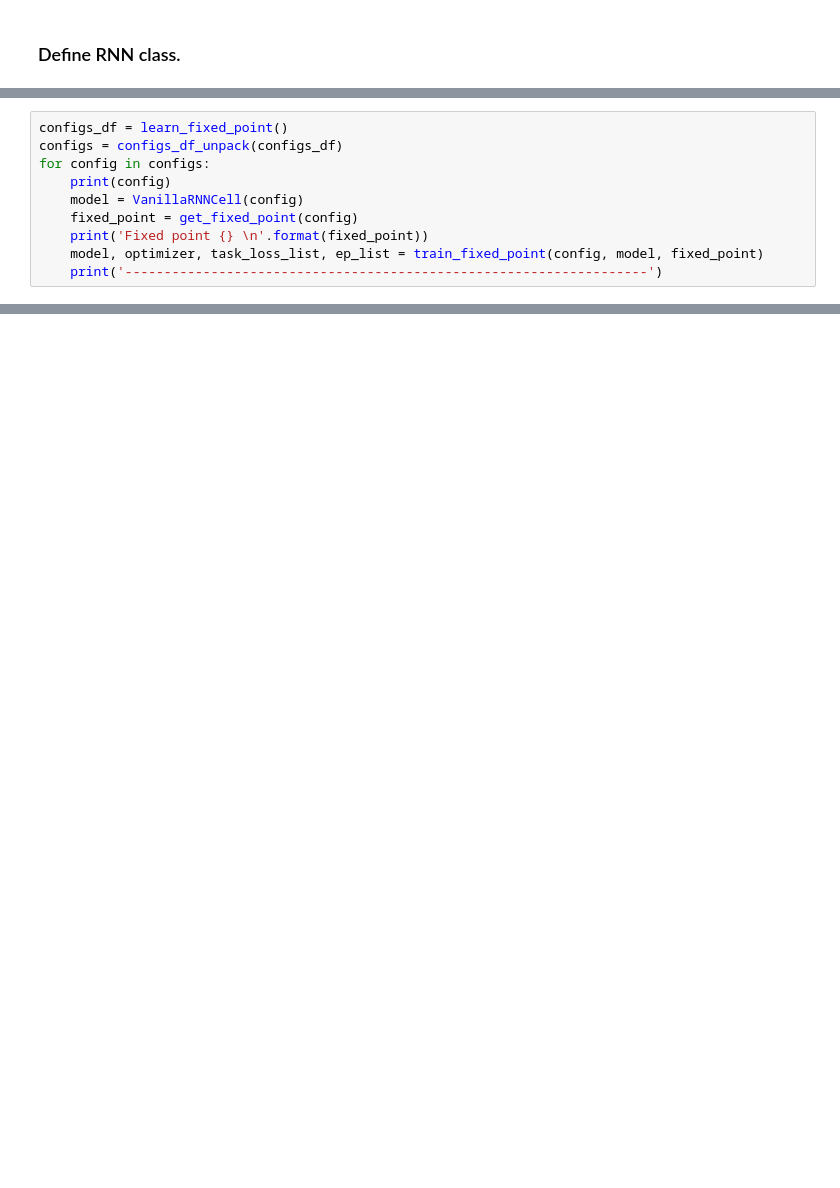
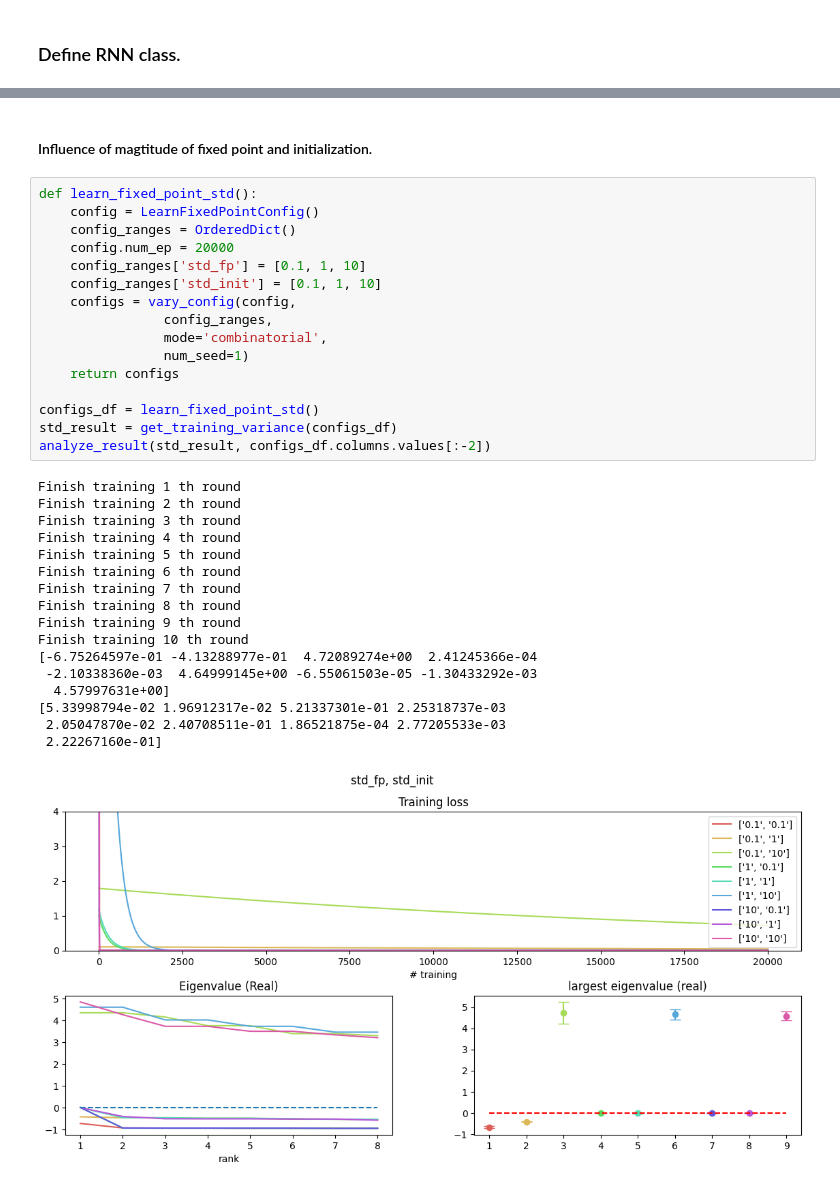
Before and after one commit to pc-Jiang/math_in_deep_learning, a Jupyter notebook: DSC_291_SP23.ipynb, the cells around one changed output, grey strips where cells are left out. Cells and saved outputs as stored; diff of their text form; blank space fills up the shorter version.

Commit message:
upload different tasks

```diff
--- a/DSC_291_SP23.ipynb
+++ b/DSC_291_SP23.ipynb
@@ -334,10 +519,0 @@ def learn_fixed_point():
-# %%
-configs_df = learn_fixed_point()
-configs = configs_df_unpack(configs_df)
-for config in configs:
-    print(config)
-    model = VanillaRNNCell(config)
-    fixed_point = get_fixed_point(config)
-    print('Fixed point {} \n'.format(fixed_point))
-    model, optimizer, task_loss_list, ep_list = train_fixed_point(config, model, fixed_point)
-    print('-------------------------------------------------------------------')
@@ -361,0 +520,36 @@ TRAIN | Epoch: 1000/1000 | Loss: 0.00
+# %% [markdown]
+#### Influence of magtitude of fixed point and initialization.
+# %%
+def learn_fixed_point_std():
+    config = LearnFixedPointConfig()
+    config_ranges = OrderedDict()
+    config.num_ep = 20000
+    config_ranges['std_fp'] = [0.1, 1, 10]
+    config_ranges['std_init'] = [0.1, 1, 10]
+    configs = vary_config(config,
+                config_ranges,
+                mode='combinatorial',
+                num_seed=1)
+    return configs
+
+configs_df = learn_fixed_point_std()
+std_result = get_training_variance(configs_df)
+analyze_result(std_result, configs_df.columns.values[:-2])
+# %% [output]
+Finish training 1 th round
+Finish training 2 th round
+Finish training 3 th round
+Finish training 4 th round
+Finish training 5 th round
+Finish training 6 th round
+Finish training 7 th round
+Finish training 8 th round
+Finish training 9 th round
+Finish training 10 th round
+[-6.75264597e-01 -4.13288977e-01  4.72089274e+00  2.41245366e-04
+ -2.10338360e-03  4.64999145e+00 -6.55061503e-05 -1.30433292e-03
+  4.57997631e+00]
+[5.33998794e-02 1.96912317e-02 5.21337301e-01 2.25318737e-03
+ 2.05047870e-02 2.40708511e-01 1.86521875e-04 2.77205533e-03
+ 2.22267160e-01]
+[figure, added]
```
Also changed, not shown: parts of 31 cells of this notebook.
